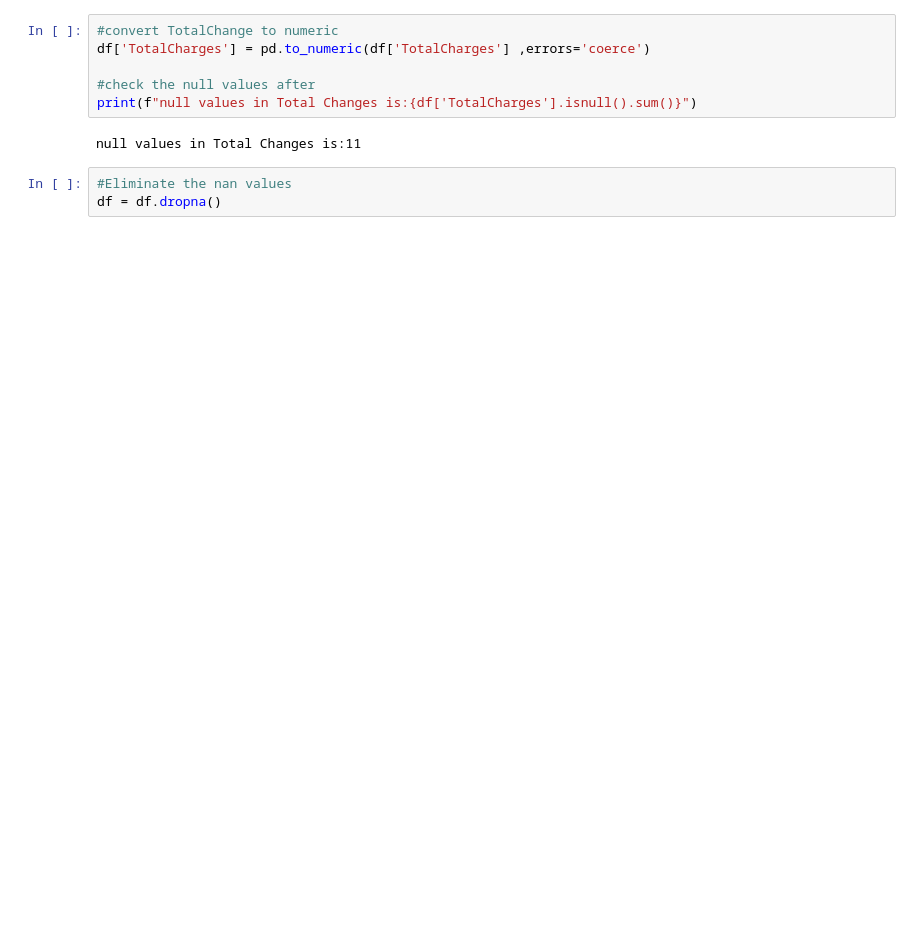
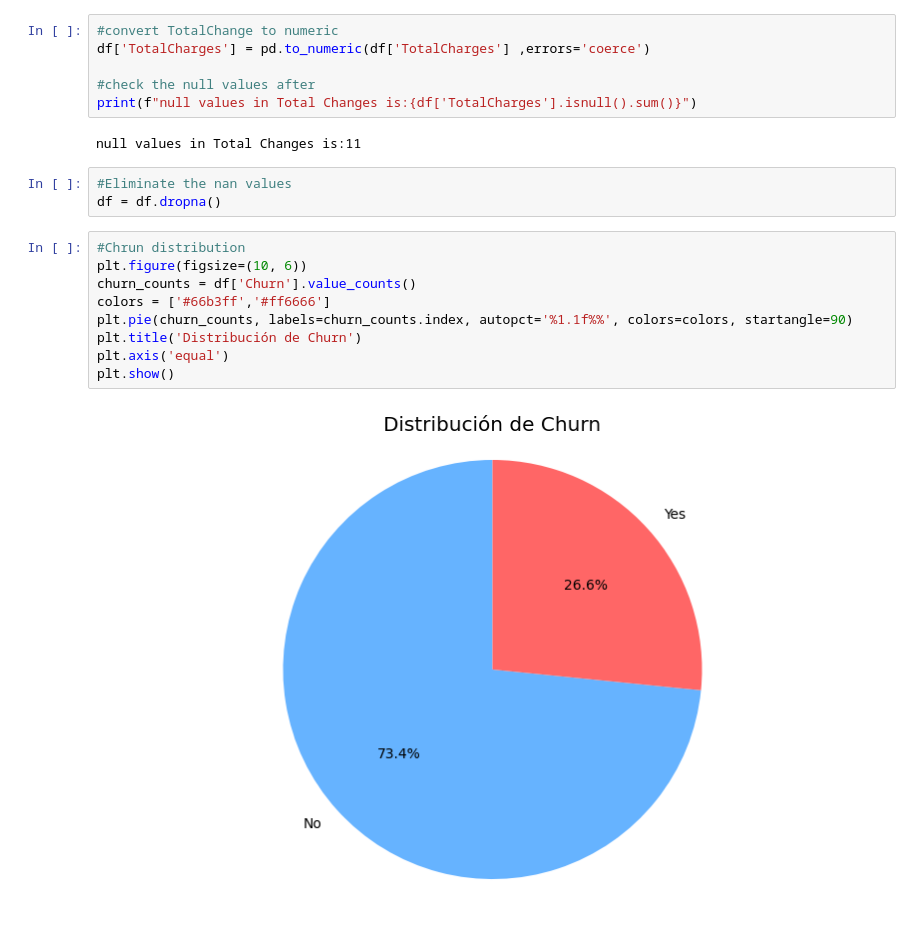
Before and after one commit to AmeliaYPerez/portfolio, a Jupyter notebook: Projects/Data-Analysis/chrun-analysis/churn_analysis.ipynb, the cells around one changed output. Drawn from its saved outputs; the diff is of its cells as text; blank space fills up the shorter version.

Commit message:
firts graphics

```diff
--- a/Projects/Data-Analysis/chrun-analysis/churn_analysis.ipynb
+++ b/Projects/Data-Analysis/chrun-analysis/churn_analysis.ipynb
@@ -63,3 +140,14 @@ null values in Total Changes is:11
 # %%
 #Eliminate the nan values
 df = df.dropna()
+# %%
+#Chrun distribution
+plt.figure(figsize=(10, 6))
+churn_counts = df['Churn'].value_counts()
+colors = ['#66b3ff','#ff6666']
+plt.pie(churn_counts, labels=churn_counts.index, autopct='%1.1f%%', colors=colors, startangle=90)
+plt.title('Distribución de Churn')
+plt.axis('equal')
+plt.show()
+# %% [output]
+[figure, added]
```
Also changed, not shown: parts of 10 cells of this notebook.
